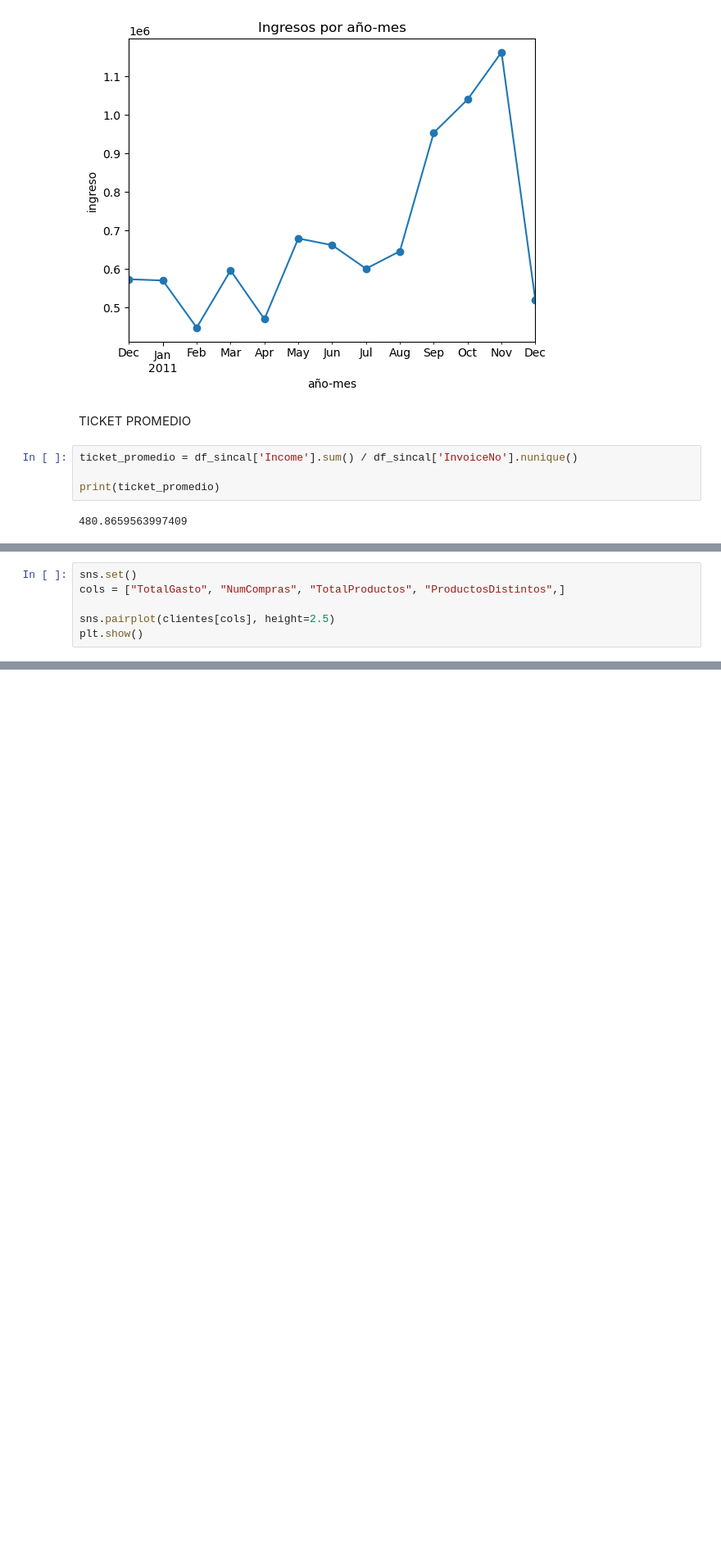
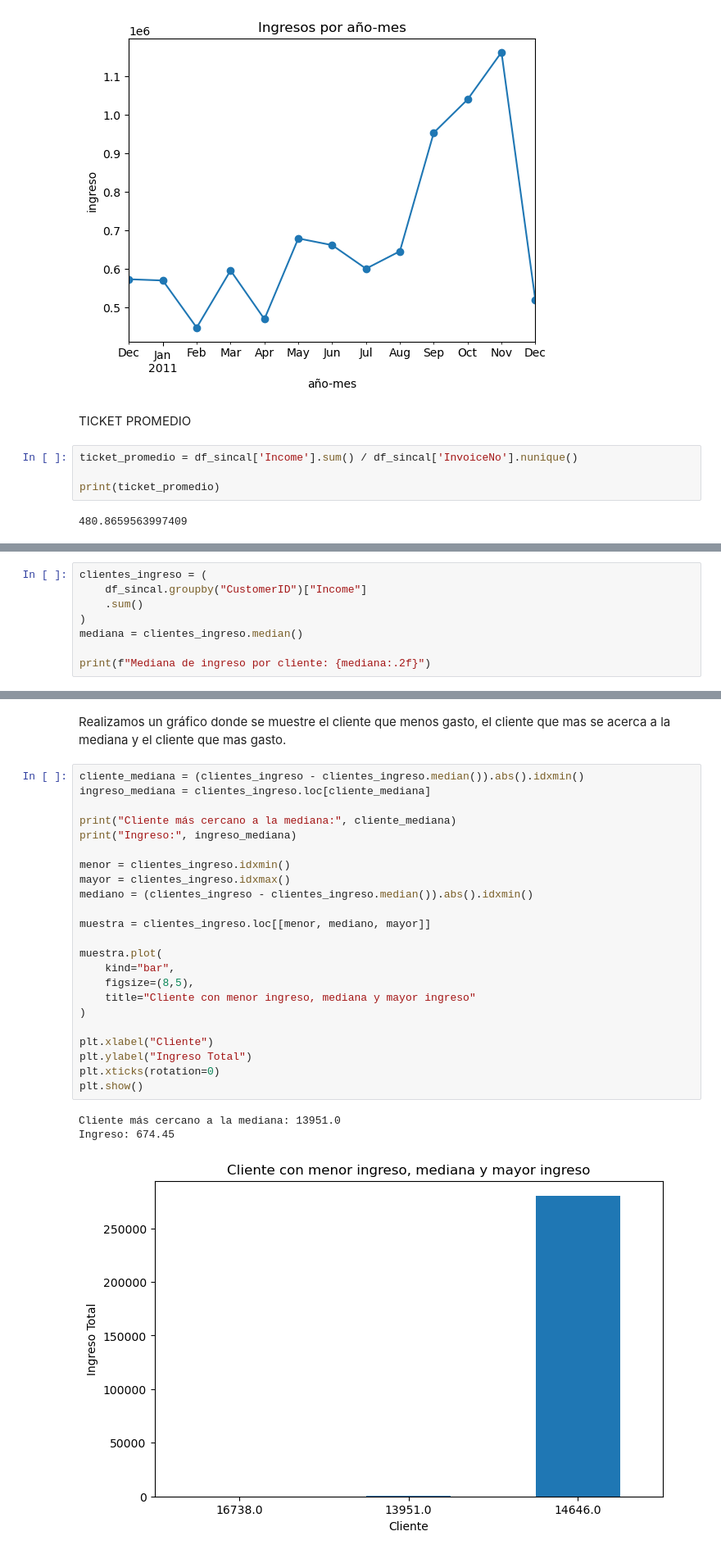
Before and after one commit to luiseduardoLM/Online-Retail, a Jupyter notebook: online_retail_EDA.ipynb, the cells around one changed output, grey strips where cells are left out. Shown at 82% size. Drawn from its saved outputs; the diff is of its cells as text; blank space fills up the shorter version.

```diff
--- a/online_retail_EDA.ipynb
+++ b/online_retail_EDA.ipynb
@@ -293,6 +208,0 @@ plt.show()
-# %%
-sns.set()
-cols = ["TotalGasto", "NumCompras", "TotalProductos", "ProductosDistintos",]
-
-sns.pairplot(clientes[cols], height=2.5)
-plt.show()
@@ -424,0 +250,8 @@ R2: 0.6699931109941846
+# %%
+clientes_ingreso = (
+    df_sincal.groupby("CustomerID")["Income"]
+    .sum()
+)
+mediana = clientes_ingreso.median()
+
+print(f"Mediana de ingreso por cliente: {mediana:.2f}")
@@ -424,0 +260,29 @@ R2: 0.6699931109941846
+# %% [markdown]
+Realizamos un gráfico donde se muestre el cliente que menos gasto, el cliente que mas se acerca a la mediana y el cliente que mas gasto.
+# %%
+cliente_mediana = (clientes_ingreso - clientes_ingreso.median()).abs().idxmin()
+ingreso_mediana = clientes_ingreso.loc[cliente_mediana]
+
+print("Cliente más cercano a la mediana:", cliente_mediana)
+print("Ingreso:", ingreso_mediana)
+
+menor = clientes_ingreso.idxmin()
+mayor = clientes_ingreso.idxmax()
+mediano = (clientes_ingreso - clientes_ingreso.median()).abs().idxmin()
+
+muestra = clientes_ingreso.loc[[menor, mediano, mayor]]
+
+muestra.plot(
+    kind="bar",
+    figsize=(8,5),
+    title="Cliente con menor ingreso, mediana y mayor ingreso"
+)
+
+plt.xlabel("Cliente")
+plt.ylabel("Ingreso Total")
+plt.xticks(rotation=0)
+plt.show()
+# %% [output]
+Cliente más cercano a la mediana: 13951.0
+Ingreso: 674.45
+[figure, added]
```
Also changed, not shown: parts of 44 cells of this notebook.
